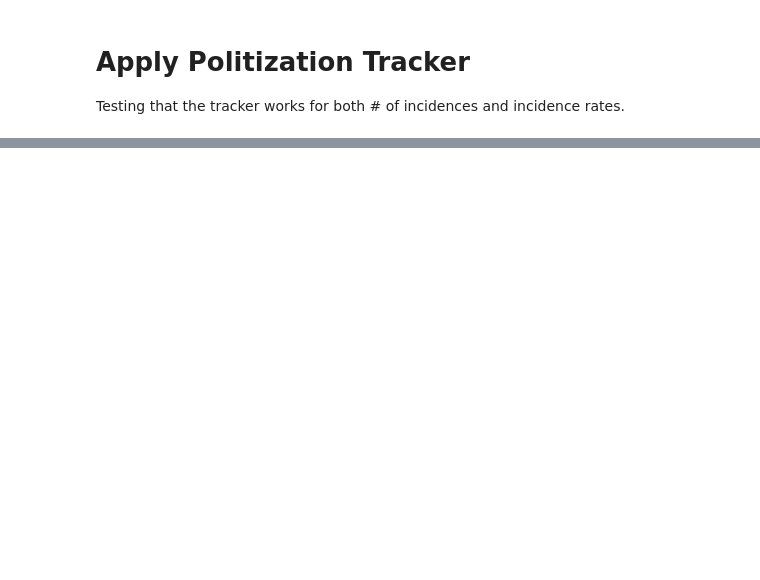
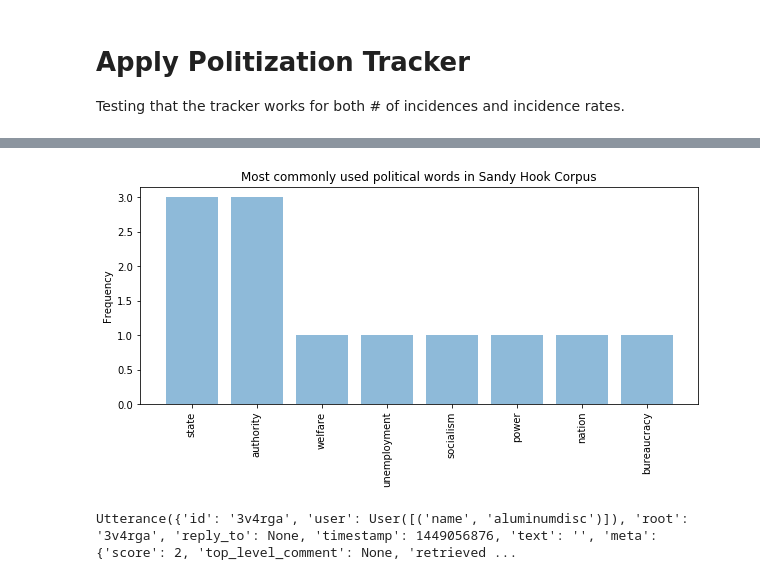
Before and after one commit to calebchiam/Cornell-Conversational-Analysis-Toolkit, a Jupyter notebook: examples/politicization/apply_politicization_tracker.ipynb, the cells around one changed output, grey strips where cells are left out. Drawn from its saved outputs; the diff is of its cells as text; code cells hidden in the pictures; blank space fills up the shorter version.

```diff
--- a/examples/politicization/apply_politicization_tracker.ipynb
+++ b/examples/politicization/apply_politicization_tracker.ipynb
@@ -62,0 +168,8 @@ for conv_id in corpus.conversations:
+# %%
+## read in csv of relevant utts for sandy hook
+
+import csv
+#with open('../sandyhook_utterance_ids.csv', 'r') as f:
+with open('../auroratheater_utterance_ids.csv', 'r') as f:
+    reader = csv.reader(f)
+    sh_list = list(reader)
@@ -62,0 +205,17 @@ for conv_id in corpus.conversations:
+# %%
+objects = large_pol_words_sh
+y_pos = np.arange(len(objects))
+
+plt.figure(figsize=(10,4))
+plt.bar(y_pos, freqs_sh, align='center', alpha=0.5)
+plt.xticks(y_pos, objects, rotation='vertical')
+plt.ylabel('Frequency')
+plt.title('Most commonly used political words in Sandy Hook Corpus')
+
+plt.show()
+# %% [output]
+[figure, added]
+# %%
+print(corpus.get_utterance(utter_ids[60]))
+# %% [output]
+Utterance({'id': '3v4rga', 'user': User([('name', 'aluminumdisc')]), 'root': '3v4rga', 'reply_to': None, 'timestamp': 1449056876, 'text': '', 'meta': {'score': 2, 'top_level_comment': None, 'retrieved ...
```
Also changed, not shown: parts of 18 cells of this notebook, 1 other file.
